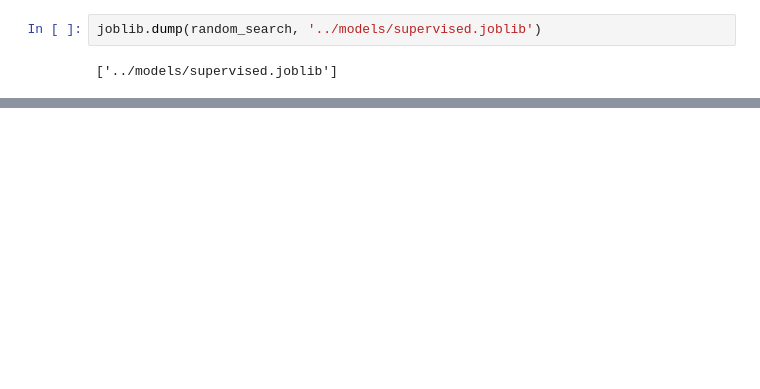
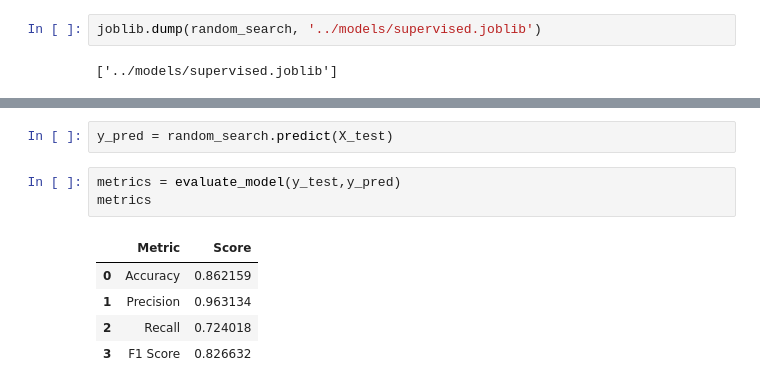
Before and after one commit to aczeta/AIM-Capstone, a Jupyter notebook: notebooks/supervised.ipynb, the cells around one changed output, grey strips where cells are left out. Drawn from its saved outputs; the diff is of its cells as text; blank space fills up the shorter version.

```diff
--- a/notebooks/supervised.ipynb
+++ b/notebooks/supervised.ipynb
@@ -129,0 +149,11 @@ joblib.dump(random_search, '../models/supervised.joblib')
+# %%
+y_pred = random_search.predict(X_test)
+# %%
+metrics = evaluate_model(y_test,y_pred)
+metrics
+# %% [output]
+|  | Metric | Score |
+| 0 | Accuracy | 0.862159 |
+| 1 | Precision | 0.963134 |
+| 2 | Recall | 0.724018 |
+| 3 | F1 Score | 0.826632 |
```
Also changed, not shown: parts of 15 cells of this notebook, 3 other files.
